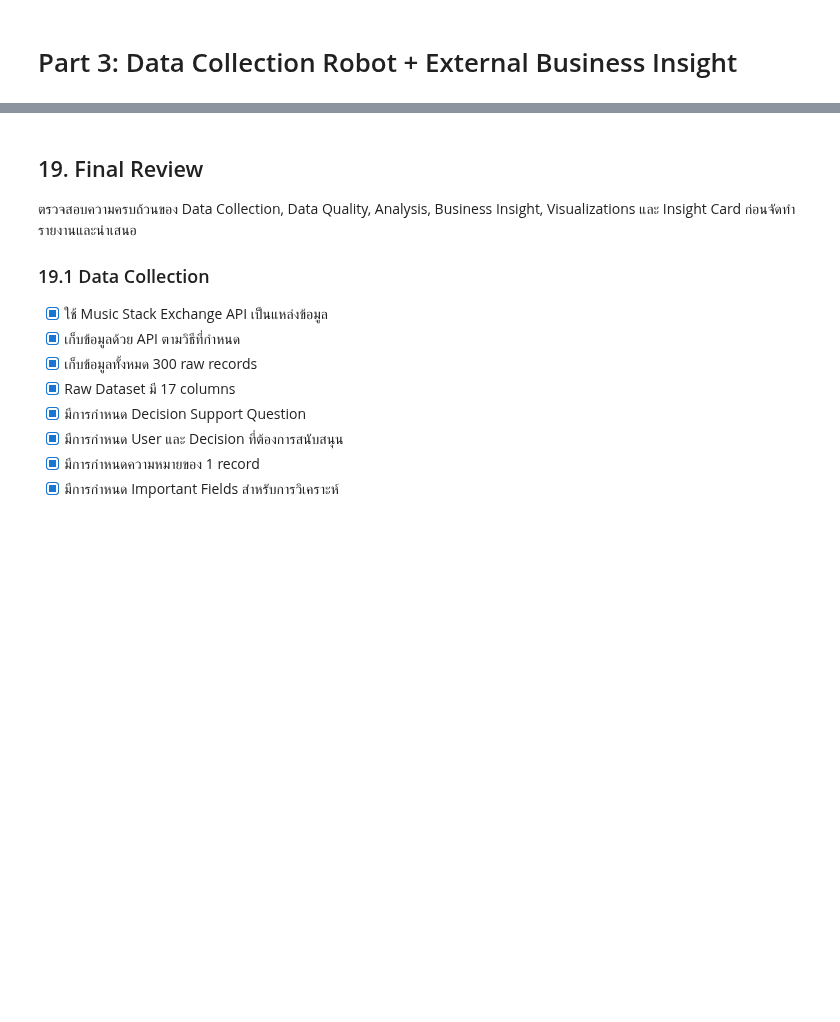
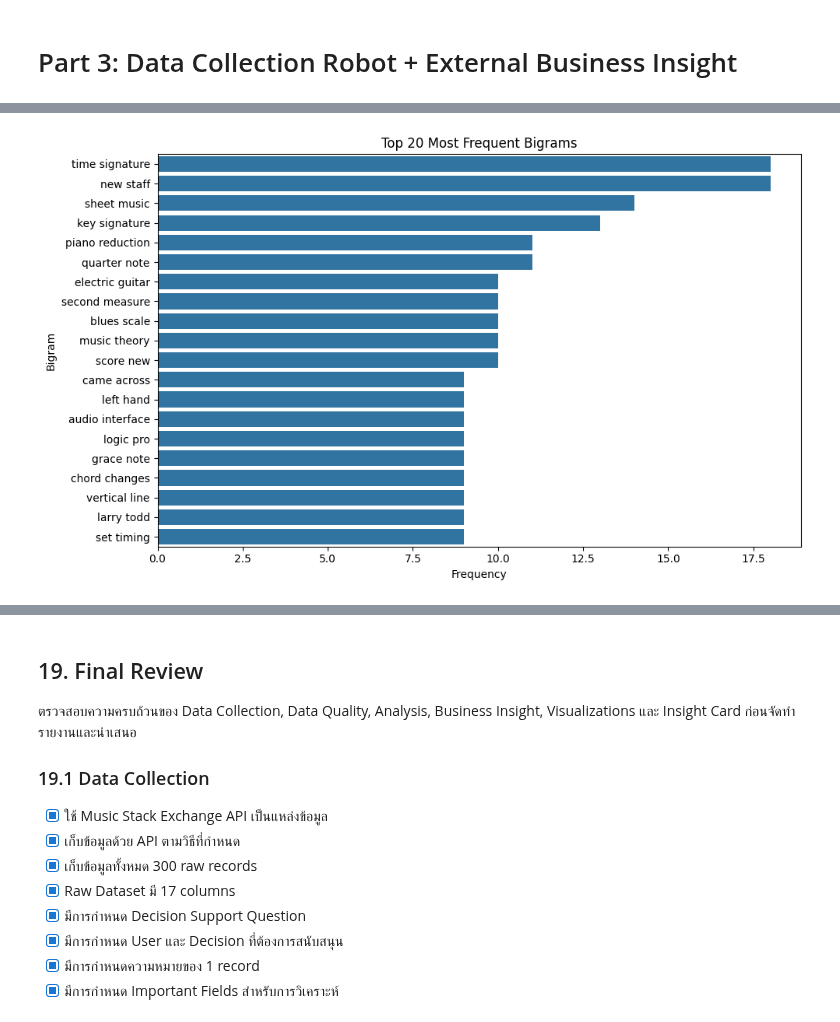
Before and after one commit to suphitchakh-web/Project_1, a Jupyter notebook: Team06_Part2 & Part3.ipynb, the cells around one changed output, grey strips where cells are left out. Saved outputs shown, nothing was run; the diff lists cells and outputs as text; code cells hidden in the pictures; blank space fills up the shorter version.

```diff
--- a/Team06_Part2 & Part3.ipynb
+++ b/Team06_Part2 & Part3.ipynb
@@ -4517,0 +3106,23 @@ Dataset มีเพียง **300 records** จาก Music Stack Exchange แ
+# %%
+# ============================================================
+# 3.3.3 N-gram Analysis
+# ============================================================
+
+from collections import Counter
+
+# ใช้คำที่ผ่านการกรอง stopwords แล้วจากขั้นตอน Word Frequency
+bigrams = list(zip(filtered_words, filtered_words[1:]))
+
+# นับความถี่ของ bigram
+bigram_counts = Counter(bigrams)
+
+# สร้าง DataFrame
+top_bigrams = pd.DataFrame(
+    [
+        (" ".join(pair), count)
+        for pair, count in bigram_counts.most_common(20)
+    ],
+    columns=["bigram", "count"]
+)
+
+display(top_bigrams)
@@ -4517,0 +3147,17 @@ Dataset มีเพียง **300 records** จาก Music Stack Exchange แ
+# %%
+# กราฟ
+plt.figure(figsize=(10, 6))
+
+sns.barplot(
+    data=top_bigrams,
+    x="count",
+    y="bigram"
+)
+
+plt.title("Top 20 Most Frequent Bigrams")
+plt.xlabel("Frequency")
+plt.ylabel("Bigram")
+plt.tight_layout()
+plt.show()
+# %% [output]
+[figure, added]
```
Also changed, not shown: parts of 190 cells of this notebook.
